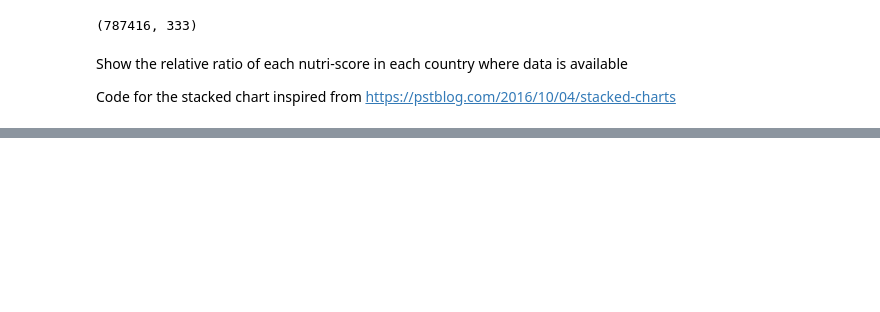
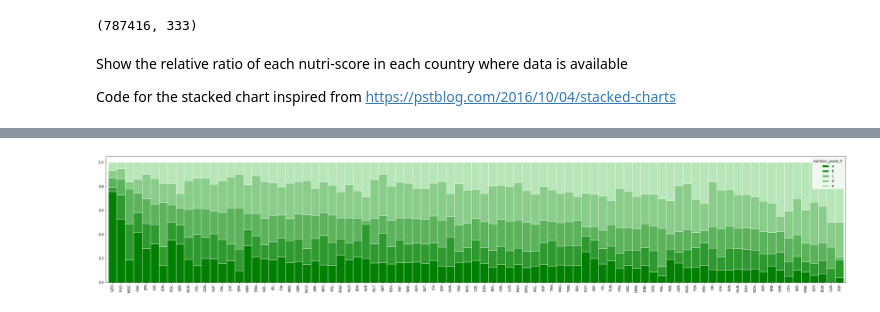
Before and after one commit to fkstef/openfoodfacts, a Jupyter notebook: openfoodfacts.ipynb, the cells around one changed output, grey strips where cells are left out. Saved outputs shown, nothing was run; the diff lists cells and outputs as text; code cells hidden in the pictures; blank space fills up the shorter version.

```diff
--- a/openfoodfacts.ipynb
+++ b/openfoodfacts.ipynb
@@ -1082,0 +1067,27 @@ assess_corr({ 'ratio': s5['a']+s5['b'] }, expect_df)
+# %%
+# multiply decimal number and apply value rounding to reduce granularity
+granularity_factor = 30    # arbitrary value
+reduced_granularity_percent = percent_per_country.mul(granularity_factor).round()
+
+# calculate the sums of combined nutri-scores. This is useful to sort the overall chart on an "overall factors growth" sequence
+sum_ab = pd.DataFrame(reduced_granularity_percent['a']+reduced_granularity_percent['b'], columns=['a+b'])
+sum_abc = pd.DataFrame(reduced_granularity_percent['a']+reduced_granularity_percent['b']+reduced_granularity_percent['c'], columns=['a+b+c'])
+sum_abcd = pd.DataFrame(reduced_granularity_percent['a']+reduced_granularity_percent['b']+reduced_granularity_percent['c']+reduced_granularity_percent['d'], columns=['a+b+c+d'])
+
+# concatenate the new columns in a new dataframe to be used as index sorting
+reduced_granularity_percent_with_sum = pd.concat([reduced_granularity_percent, sum_ab, sum_abc, sum_abcd], axis=1)
+
+# sort the data based on the aggregated nutri-score columns
+#sorted_list = reduced_granularity_percent_with_sum.sort_values(['a+b+c','a', 'a+b'], ascending=False, kind='mergesort')
+
+# I found out that a single sort_values on multiple columns does not give us good enough ordering based on all nutri-score combination. The following decomposition gives better results
+sorted_index_list = reduced_granularity_percent_with_sum.sort_values(
+    ['a+b+c+d'], ascending=False, kind='mergesort').sort_values(
+    ['a'], ascending=False, kind='mergesort').sort_values(
+    ['a+b+c'], ascending=False, kind='mergesort').index
+
+# use the sorted index list to sort the actual percent per country (not the reduced granularity one)
+sorted_percent_per_country = percent_per_country.loc[sorted_index_list, :]
+
+# show the first set of rows of the result
+sorted_percent_per_country.head()
@@ -1082,0 +1101,6 @@ assess_corr({ 'ratio': s5['a']+s5['b'] }, expect_df)
+# %%
+# build the ratios diagram, sorted from "desirable products" to "undesirable products"
+pal = sns.light_palette("green", reverse=True)
+sorted_percent_per_country.plot.bar(stacked=True, color=pal , figsize=(40,7), edgecolor='white', width=1);
+# %% [output]
+[figure, added]
```
Also changed, not shown: parts of 68 cells of this notebook, 1 other file.
